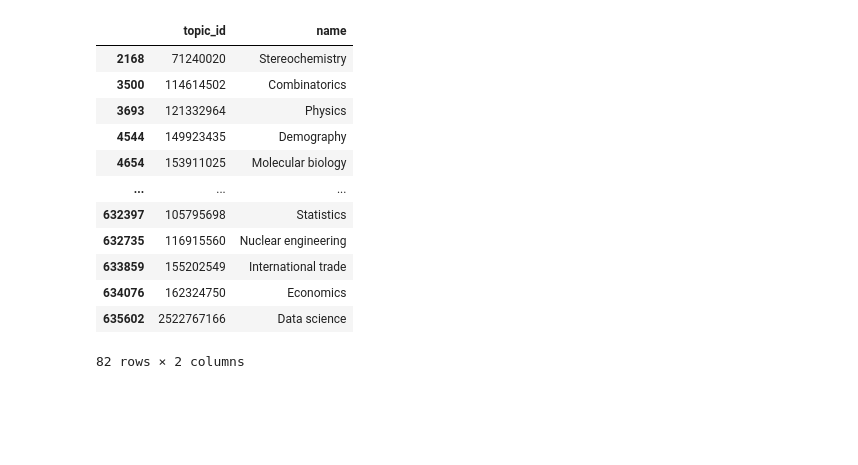
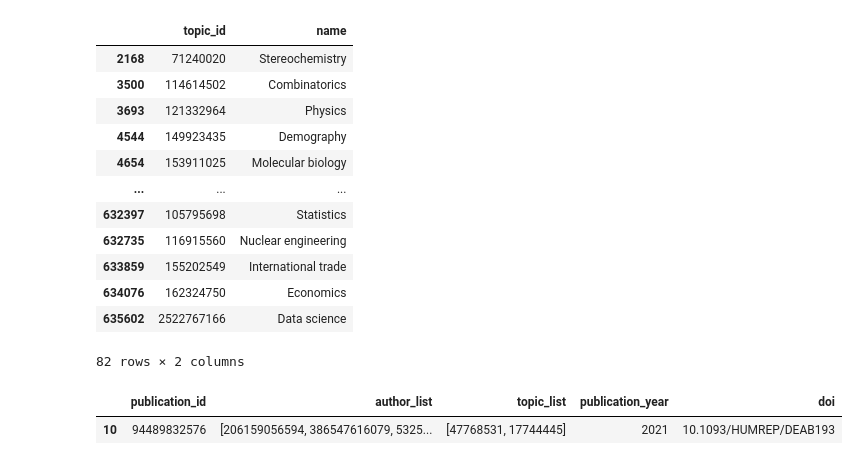
Before and after one commit to ereynrs/SciArticlesRecommender, a Jupyter notebook: notebooks/exploration.ipynb, the cells around one changed output. Saved outputs shown, nothing was run; the diff lists cells and outputs as text; code cells hidden in the pictures; blank space fills up the shorter version.

```diff
--- a/notebooks/exploration.ipynb
+++ b/notebooks/exploration.ipynb
@@ -107,7 +108,7 @@ publications.head(25)
 # %%
 # read incoming publications data and get overall overview
-incomming_publications = pd.read_csv('../data/incomming_publications.csv')
-incomming_publications.info()
+incoming_publications = pd.read_csv('../data/incoming_publications.csv')
+incoming_publications.info()
 # %% [output]
 <class 'pandas.core.frame.DataFrame'>
 RangeIndex: 218 entries, 0 to 217
@@ -281,17 +282,17 @@ publications.head(25)
 # %%
 # streamline column names
-incomming_publications.columns = ['publication_id', 'author_list', 'topic_list', 'publication_year', 'doi']
+incoming_publications.columns = ['publication_id', 'author_list', 'topic_list', 'publication_year', 'doi']
 
 # publication id casted to string
-incomming_publications.publication_id = incomming_publications.publication_id.astype(str)
+incoming_publications.publication_id = incoming_publications.publication_id.astype(str)
 
 # author id extracted as list of strings
-incomming_publications.author_list = incomming_publications.author_list.apply(lambda x: re.findall(r'\d+', x))
+incoming_publications.author_list = incoming_publications.author_list.apply(lambda x: re.findall(r'\d+', x))
 
 # topic id extracted as list of strings
-incomming_publications.topic_list = incomming_publications.topic_list.apply(lambda x: re.findall(r'\d+', x))
+incoming_publications.topic_list = incoming_publications.topic_list.apply(lambda x: re.findall(r'\d+', x))
 
-incomming_publications.head(25)
+incoming_publications.head(25)
 # %% [output]
 |  | publication_id | author_list | topic_list | publication_year | doi |
 | 0 | 551926 | [206159056594, 386547616079, 5325... | [144133560, 155202549] | 2021 | 10.1136/BMJMILITARY-2021-001983 |
@@ -349,7 +350,7 @@ duplicated = authors[authors.duplicated(['full_name'], keep=False)]
 
 # for each duplicated author:
 # the author data record with highest h_index will be kept
-# in the publication and the incomming_publications data,
+# in the publication and the incoming_publications data,
 # the author_id with the remaining h_index will be replaced by the other one
 for name in set(duplicated.full_name):
 
@@ -369,8 +370,8 @@ for name in set(duplicated.full_name):
                                                                 list(map(lambda y:
                                                                         y.replace(id_to_remove, id_to_keep), x)))
 
-    # in incomming_publication data, author_id with the lowest h_inde is replaced
-    incomming_publications.author_list = incomming_publications.author_list.apply(lambda x:
+    # in incoming_publication data, author_id with the lowest h_inde is replaced
+    incoming_publications.author_list = incoming_publications.author_list.apply(lambda x:
                                                                                         list(map(lambda y:
                                                                                                 y.replace(id_to_remove, id_to_keep), x)))
 # %%
@@ -412,3 +413,8 @@ pub_topic_details
 | 634076 | 162324750 | Economics |
 | 635602 | 2522767166 | Data science |
 82 rows × 2 columns
+# %%
+incoming_publications.query("publication_id == '94489832576'")
+# %% [output]
+|  | publication_id | author_list | topic_list | publication_year | doi |
+| 10 | 94489832576 | [206159056594, 386547616079, 5325... | [47768531, 17744445] | 2021 | 10.1093/HUMREP/DEAB193 |
```
Also changed, not shown: parts of 6 cells of this notebook, 6 other files.
